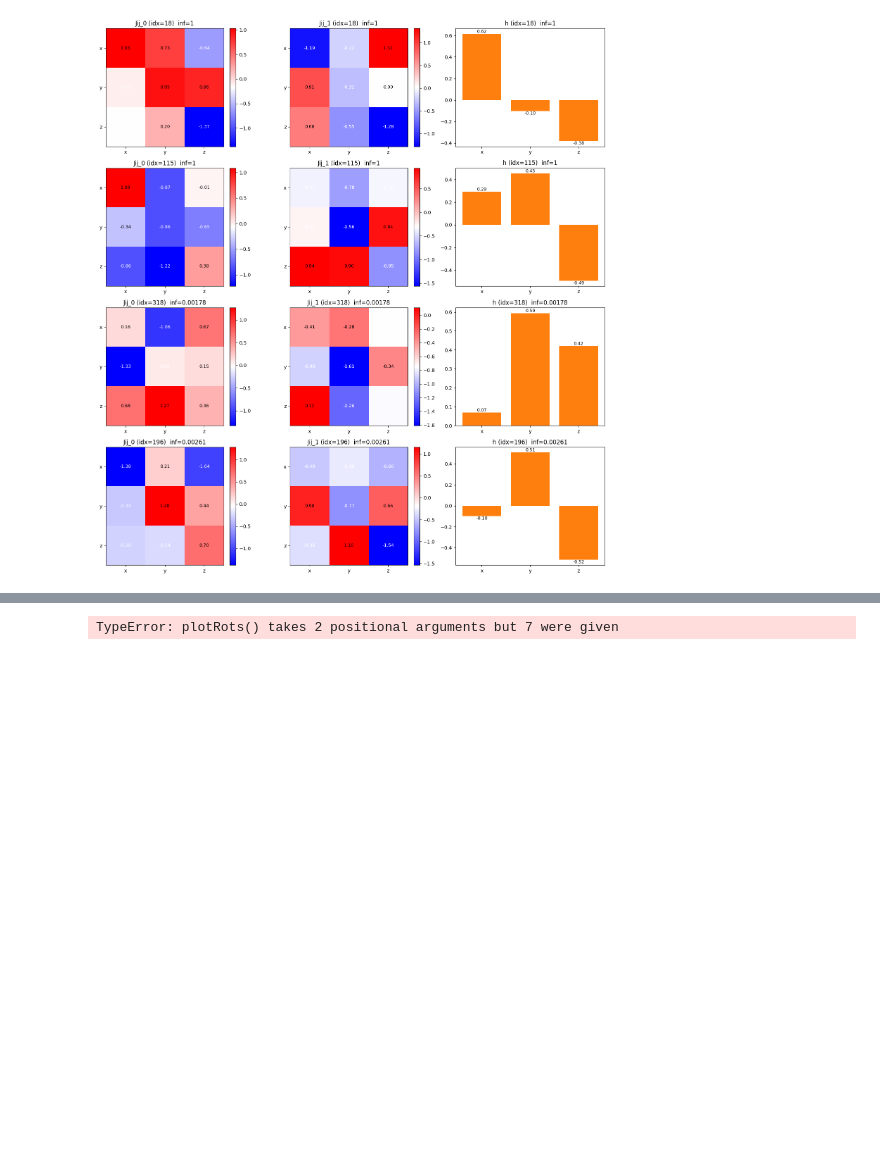
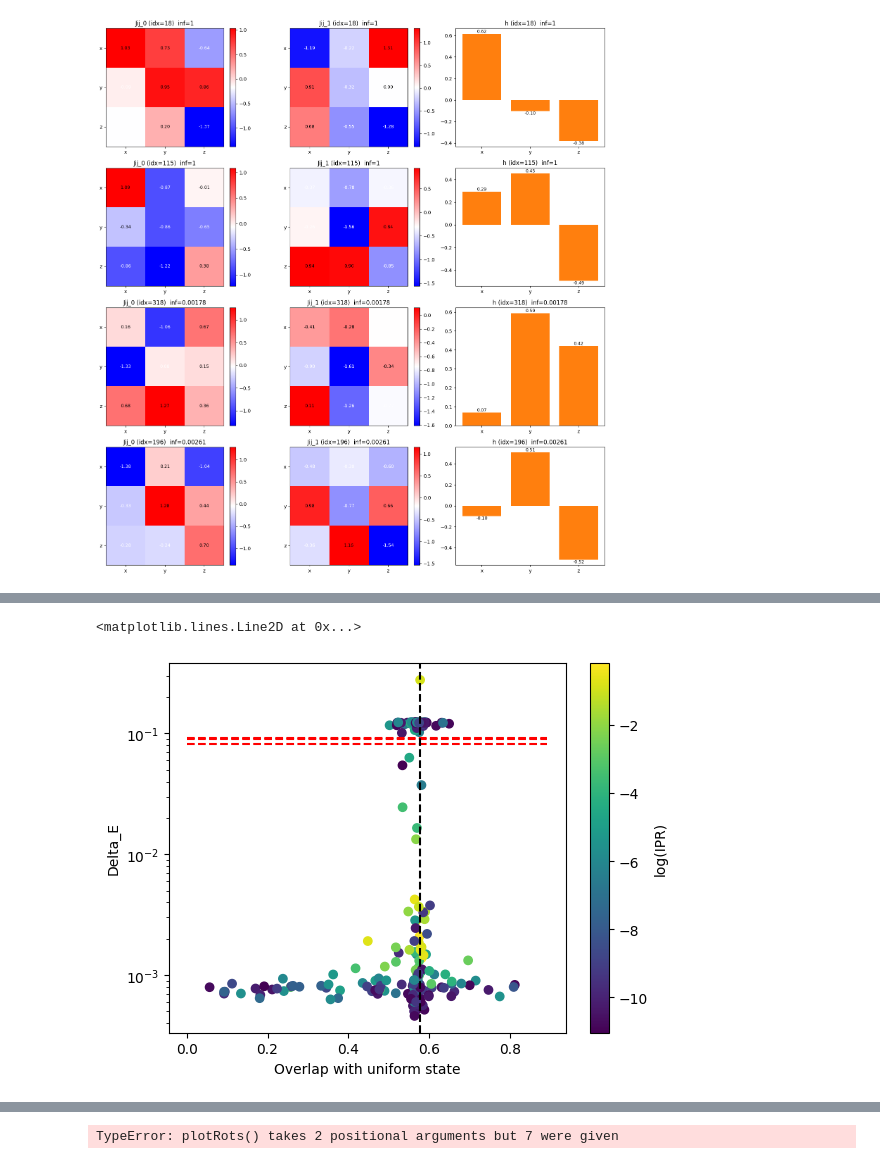
Before and after one commit to NilsNiggemann/DataMiningRBMs, a Jupyter notebook: Netket/analysis.ipynb, the cells around one changed output, grey strips where cells are left out. Saved outputs shown, nothing was run; the diff lists cells and outputs as text; code cells hidden in the pictures; blank space fills up the shorter version.

```diff
--- a/Netket/analysis.ipynb
+++ b/Netket/analysis.ipynb
@@ -524,0 +565,45 @@ plt.show()
+# %%
+from scipy.sparse.linalg import eigsh
+from scipy import sparse
+import netket as nk
+
+def get_spectrum(df):
+    ens = []
+    for idx, row in df.iterrows():
+        # Jij = row['Jij_1']
+        # h = row['hs']
+        alpha = row['rot_alpha']
+        beta = row['rot_beta']
+        gamma = row['rot_gamma']
+        model_idx = row['idx']
+        H_rot = optimization.construct_hamiltonian_bonds_rotated(Jijs[model_idx], hs[model_idx], bondss[model_idx], alpha, beta, gamma)
+        evals = nk.exact.lanczos_ed(H_rot, k=5, compute_eigenvectors=False)
+        return evals
+
+spec = get_spectrum(df_rot_filter)
+# %%
+df_rot_filter = df_rot[df_rot["idx"] == 50]
+spec = get_spectrum(df_rot_filter)
+# df_rot_filter = df
+# %%
+# Scatter each hypothesis value vs the measured infidelity (uses df_eval if present)
+infidelity_ansatz_overlap = [abs(sum(psi_1))**2 / len(psi_1) for psi_1 in df_rot_filter.psi_0.values]
+# plt.scatter(infidelity_ansatz_overlap, df_rot_filter.IPR)
+# plt.scatter(infidelity_ansatz, infidelity_ansatz_overlap)
+# plt.scatter(infidelity_ansatz_overlap, df_rot_filter.Delta_E, c=np.log(df_rot_filter.IPR), cmap='viridis')
+plt.scatter(df_rot_filter.std_phase /np.pi,df_rot_filter.Delta_E,c=np.log(df_rot_filter.IPR), cmap='viridis')
+# plt.xlabel("Overlap with uniform state")
+# plt.ylabel("Delta_E")
+plt.hlines((spec[0]-spec[1:-1]) / spec[0], xmin=min(infidelity_ansatz_overlap), xmax=max(infidelity_ansatz_overlap), color='red', linestyle='--', label='Energy Gap')
+# plt.scatter(infidelity_ansatz, df_rot_filter.IPR)
+# plt.xlabel("E_var uniform sampling")
+plt.xlabel("Overlap with uniform state")
+plt.ylabel("Delta_E")
+# plt.ylabel("IPR")
+plt.colorbar(label='log(IPR)')
+plt.yscale('log')
+plt.axvline(1/np.sqrt(3), color='black', linestyle='--')
+# plt.xscale('log')
+# %% [output]
+<matplotlib.lines.Line2D at 0x...>
+[figure, added]
```
Also changed, not shown: parts of 18 cells of this notebook, 5 other files.
